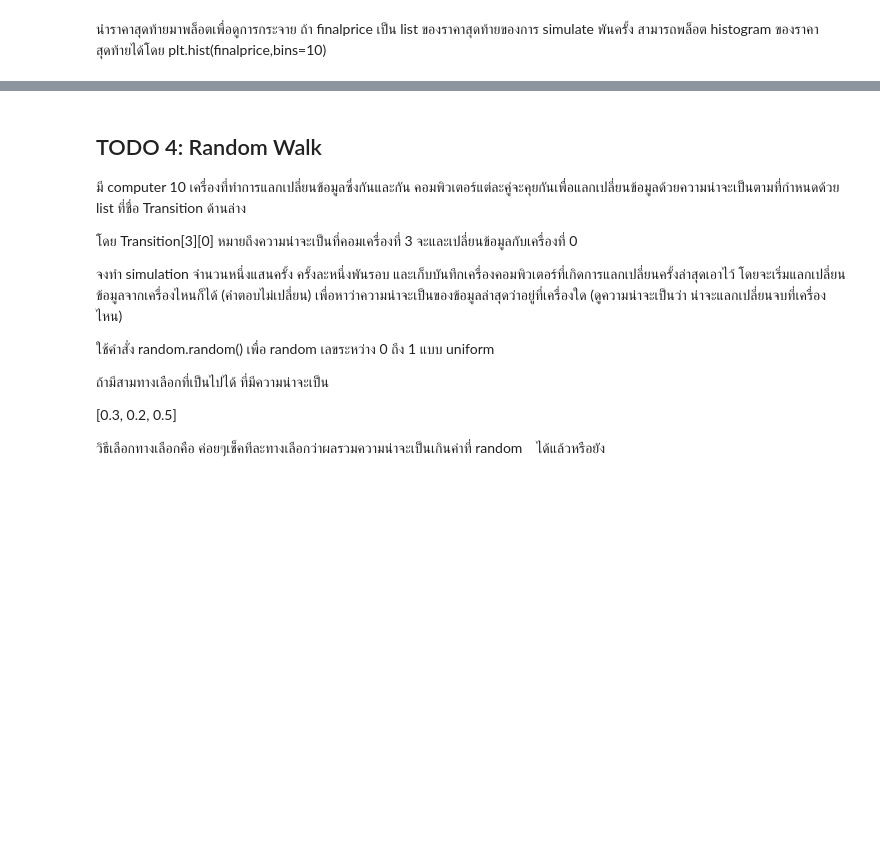
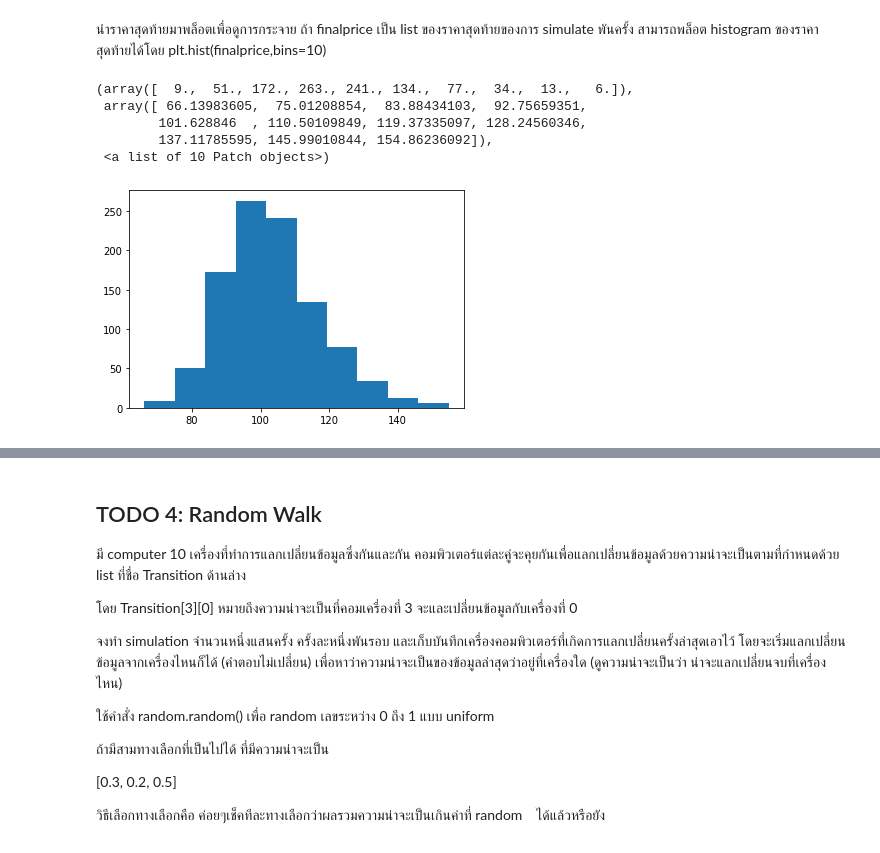
Before and after one commit to jame2546/Comprog, a Jupyter notebook: Workshop/Workshop5- Simulation/probability.ipynb, the cells around one changed output, grey strips where cells are left out. Cells and saved outputs as stored; diff of their text form; code cells hidden in the pictures; blank space fills up the shorter version.

```diff
--- a/Workshop/Workshop5- Simulation/probability.ipynb
+++ b/Workshop/Workshop5- Simulation/probability.ipynb
@@ -110,6 +196,14 @@ plt.show()
 plt.hist(finalprice,bins=10)
 # %%
 #เขียนโค้ดตรงนี้
+plt.hist(finalprice,bins=10)
+# %% [output]
+(array([  9.,  51., 172., 263., 241., 134.,  77.,  34.,  13.,   6.]),
+ array([ 66.13983605,  75.01208854,  83.88434103,  92.75659351,
+        101.628846  , 110.50109849, 119.37335097, 128.24560346,
+        137.11785595, 145.99010844, 154.86236092]),
+ <a list of 10 Patch objects>)
+[figure, added]
 # %% [markdown]
 ตัวอย่างคำตอบ<br>
 ![title](https://github.com/Mixelon-tera/Workshop7_Simulation/blob/master/imgs/stockmovement.png?raw=1) ![title](https://github.com/Mixelon-tera/Workshop7_Simulation/blob/master/imgs/finalpricehist.png?raw=1)
```
Also changed, not shown: parts of 14 cells of this notebook.
